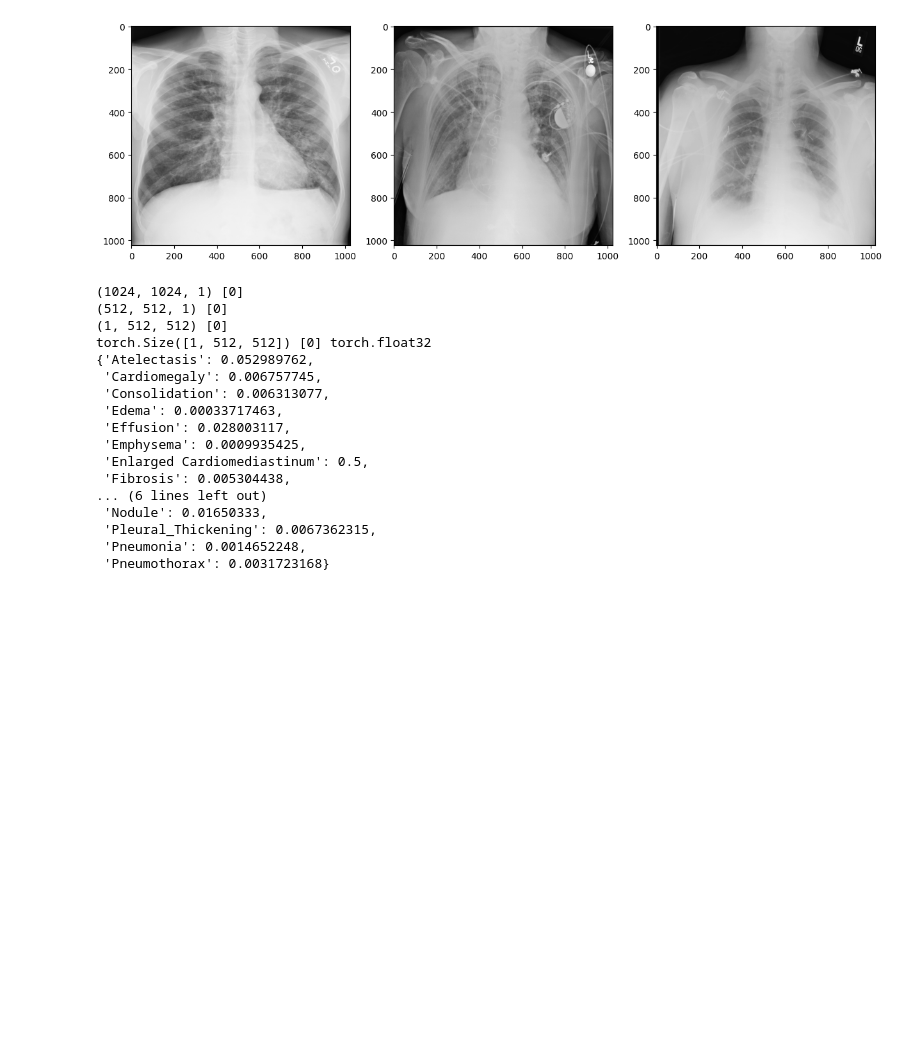
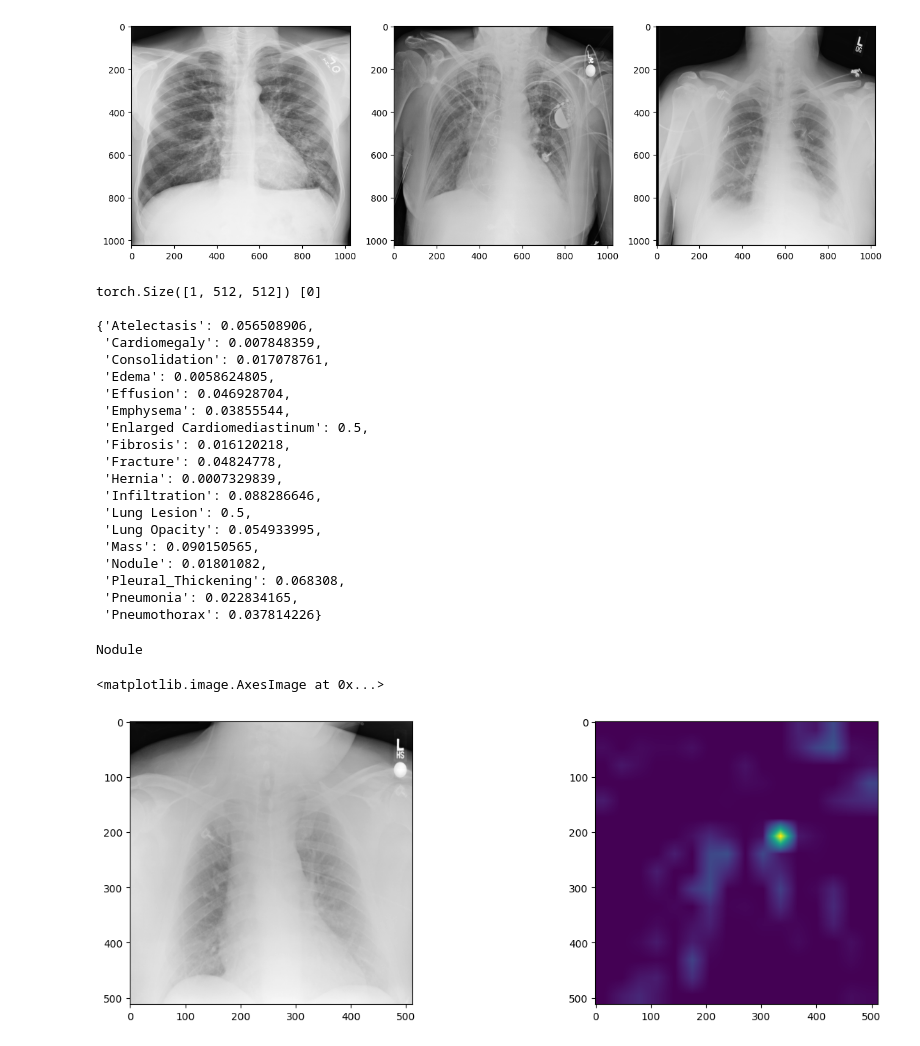
Before and after one commit to dongseop-kim/universal-datasets, a Jupyter notebook: examples/nih_with_xrv.ipynb, the cells around one changed output. Cells and saved outputs as stored; diff of their text form; code cells hidden in the pictures; blank space fills up the shorter version.

```diff
--- a/examples/nih_with_xrv.ipynb
+++ b/examples/nih_with_xrv.ipynb
@@ -64,21 +67,21 @@ plt.imshow(image, cmap='gray')
 # %%
 import torchxrayvision as xrv
 
-data= nih_val.load_data(125)
+data= nih_val.load_data(300)
 image = data['image']
 label = data['label']
-print(image.shape, label)
+# print(image.shape, label)
 
 image = cv2.resize(image, (512,512))
 image = np.expand_dims(image, axis=2)
-print(image.shape, label)
+# print(image.shape, label)
 
 image = xrv.datasets.normalize(image, 255)
 image:np.ndarray = image.mean(2)[None, ...] # Make single color channel
 image = image.astype(dtype=np.float32)
-print(image.shape, label)
+# print(image.shape, label)
 image = torch.from_numpy(image)
-print(image.shape, label, image.dtype)
+print(image.shape, label , end= '\n\n')
 
 model = xrv.models.ResNet(weights="resnet50-res512-all")
 outputs = model(image[None,...]) # or model.features(img[None,...])
@@ -86,20 +89,23 @@ outputs = model(image[None,...]) # or model.features(img[None,...])
 from pprint import pprint
 pprint(dict(zip(model.pathologies,outputs[0].detach().numpy())))
 # %% [output]
-(1024, 1024, 1) [0]
-(512, 512, 1) [0]
-(1, 512, 512) [0]
-torch.Size([1, 512, 512]) [0] torch.float32
-{'Atelectasis': 0.052989762,
- 'Cardiomegaly': 0.006757745,
- 'Consolidation': 0.006313077,
- 'Edema': 0.00033717463,
- 'Effusion': 0.028003117,
- 'Emphysema': 0.0009935425,
+torch.Size([1, 512, 512]) [0]
+
+{'Atelectasis': 0.056508906,
+ 'Cardiomegaly': 0.007848359,
+ 'Consolidation': 0.017078761,
+ 'Edema': 0.0058624805,
+ 'Effusion': 0.046928704,
+ 'Emphysema': 0.03855544,
  'Enlarged Cardiomediastinum': 0.5,
- 'Fibrosis': 0.005304438,
-... (6 lines left out)
- 'Nodule': 0.01650333,
- 'Pleural_Thickening': 0.0067362315,
- 'Pneumonia': 0.0014652248,
- 'Pneumothorax': 0.0031723168}
+ 'Fibrosis': 0.016120218,
+ 'Fracture': 0.04824778,
+ 'Hernia': 0.0007329839,
+ 'Infiltration': 0.088286646,
+ 'Lung Lesion': 0.5,
+ 'Lung Opacity': 0.054933995,
+ 'Mass': 0.090150565,
+ 'Nodule': 0.01801082,
+ 'Pleural_Thickening': 0.068308,
+ 'Pneumonia': 0.022834165,
+ 'Pneumothorax': 0.037814226}
@@ -105,0 +114,19 @@ torch.Size([1, 512, 512]) [0] torch.float32
+# %%
+from pytorch_grad_cam import GradCAM
+from pytorch_grad_cam.utils.image import show_cam_on_image
+from pytorch_grad_cam.utils.model_targets import ClassifierOutputTarget
+
+cam = GradCAM(model=model, target_layers=model.model.layer4)
+
+idx = 12
+print(model.pathologies[idx])
+actmap = cam(input_tensor=image[None,...], targets=[ClassifierOutputTarget(idx)])
+plt.figure(figsize=(15,5))
+plt.subplot(1,2,1)
+plt.imshow(image[0], cmap='gray')
+plt.subplot(1,2,2)
+plt.imshow(actmap[0])
+# %% [output]
+Nodule
+<matplotlib.image.AxesImage at 0x...>
+[figure, added]
```
Also changed, not shown: parts of 5 cells of this notebook.
